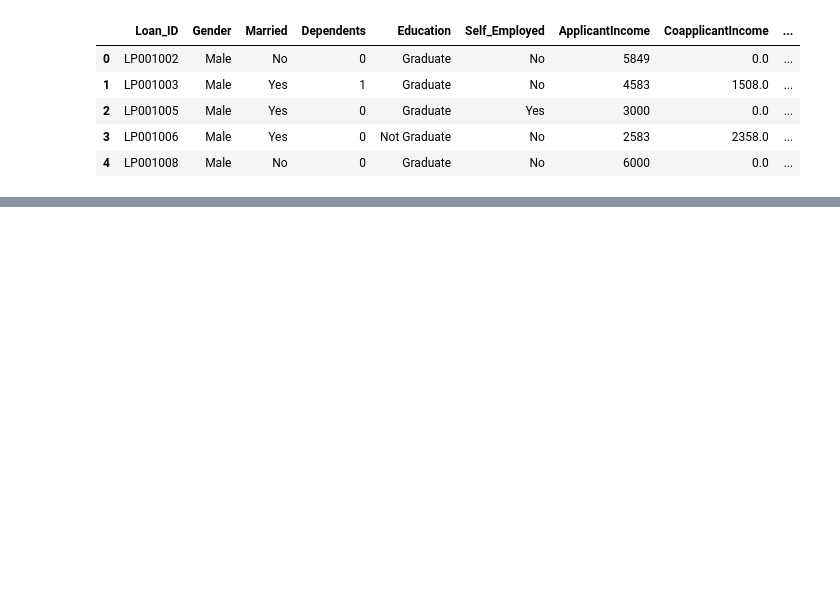
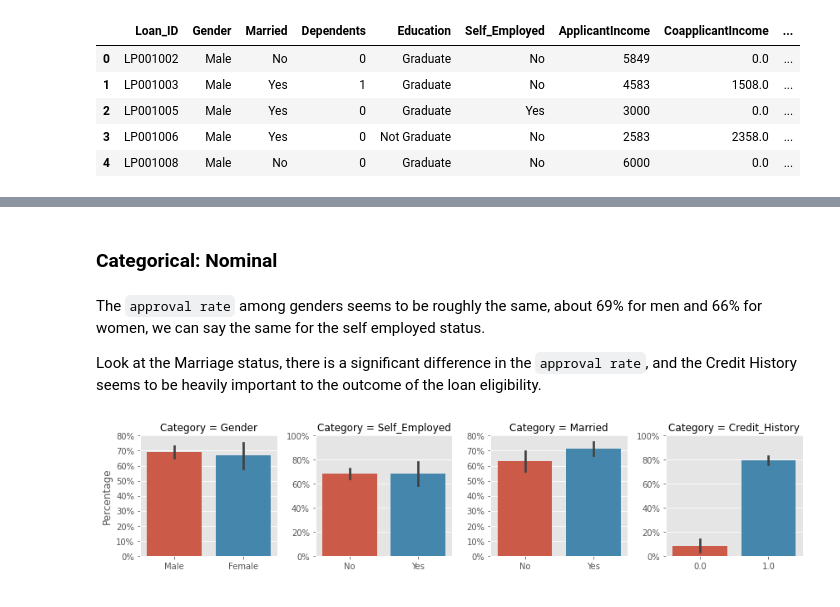
Before and after one commit to maikereis/loan, a Jupyter notebook: loan.ipynb, the cells around one changed output, grey strips where cells are left out. Saved outputs shown, nothing was run; the diff lists cells and outputs as text; code cells hidden in the pictures; blank space fills up the shorter version.

```diff
--- a/loan.ipynb
+++ b/loan.ipynb
@@ -60,0 +134,19 @@ df.head()
+# %% [markdown]
+### Categorical: Nominal
+# %% [markdown]
+The `approval rate` among genders seems to be roughly the same, about 69% for men and 66% for women, we can say the same for the self employed status.
+
+Look at the Marriage status, there is a significant difference in the `approval rate`, and the Credit History seems to be heavily important to the outcome of the loan eligibility.
+# %%
+
+nominal_cat = df[["Gender", "Self_Employed","Married","Credit_History","Loan_Status"]]
+melted_cat_vars = pd.melt(nominal_cat, id_vars=["Loan_Status"],var_name='Category')
+
+g = sns.FacetGrid(
+        melted_cat_vars, col="Category", sharex=False, sharey=False,
+    )
+g.map(custom_barplot, "value", "Loan_Status")
+g.set_axis_labels(y_var="Percentage",x_var=" ")
+plt.tight_layout()
+# %% [output]
+[figure, added]
```
Also changed, not shown: parts of 23 cells of this notebook, 1 other file.
